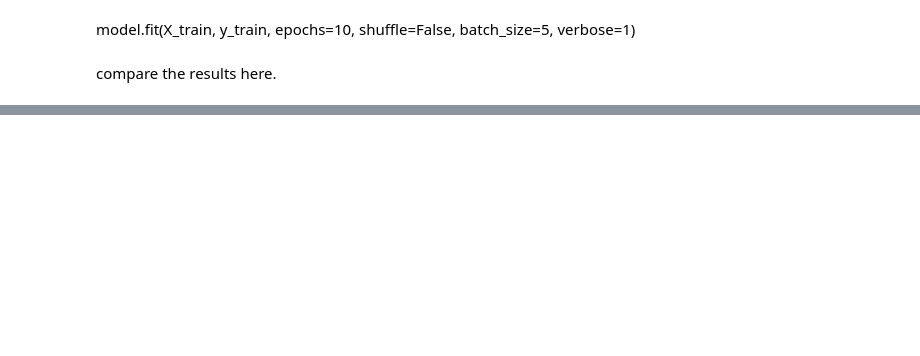
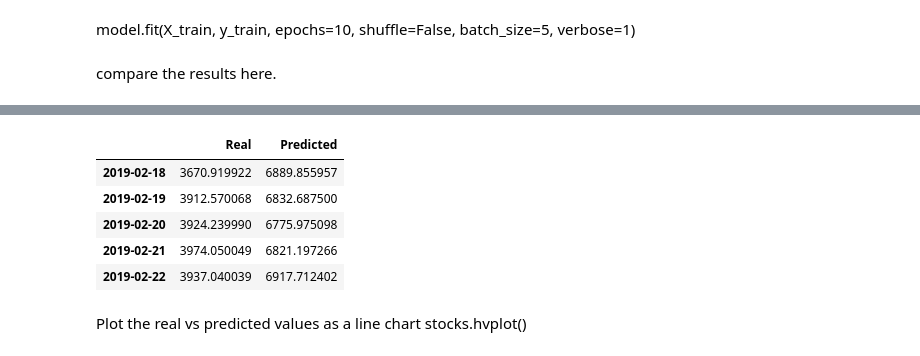
Before and after one commit to yrlbaker/Unit_14_HW, a Jupyter notebook: 14-Deep-Learning/Instructions/Starter_Code/Code_comments.ipynb, the cells around one changed output, grey strips where cells are left out. Drawn from its saved outputs; the diff is of its cells as text; code cells hidden in the pictures; blank space fills up the shorter version.

```diff
--- a/14-Deep-Learning/Instructions/Starter_Code/Code_comments.ipynb
+++ b/14-Deep-Learning/Instructions/Starter_Code/Code_comments.ipynb
@@ -42,0 +94,17 @@ note: It took many seconds more to start at batch_size=2 than 1
+# %%
+# Create a DataFrame of Real and Predicted values
+stocks = pd.DataFrame({
+    "Real": real_prices.ravel(),
+    "Predicted": predicted_prices.ravel()
+}, index = df.index[-len(real_prices): ])
+stocks.head()
+# %% [output]
+|  | Real | Predicted |
+| 2019-02-18 | 3670.919922 | 6889.855957 |
+| 2019-02-19 | 3912.570068 | 6832.687500 |
+| 2019-02-20 | 3924.239990 | 6775.975098 |
+| 2019-02-21 | 3974.050049 | 6821.197266 |
+| 2019-02-22 | 3937.040039 | 6917.712402 |
+# %% [markdown]
+Plot the real vs predicted values as a line chart
+stocks.hvplot()
```
Also changed, not shown: parts of 26 cells of this notebook, 1 other file.
